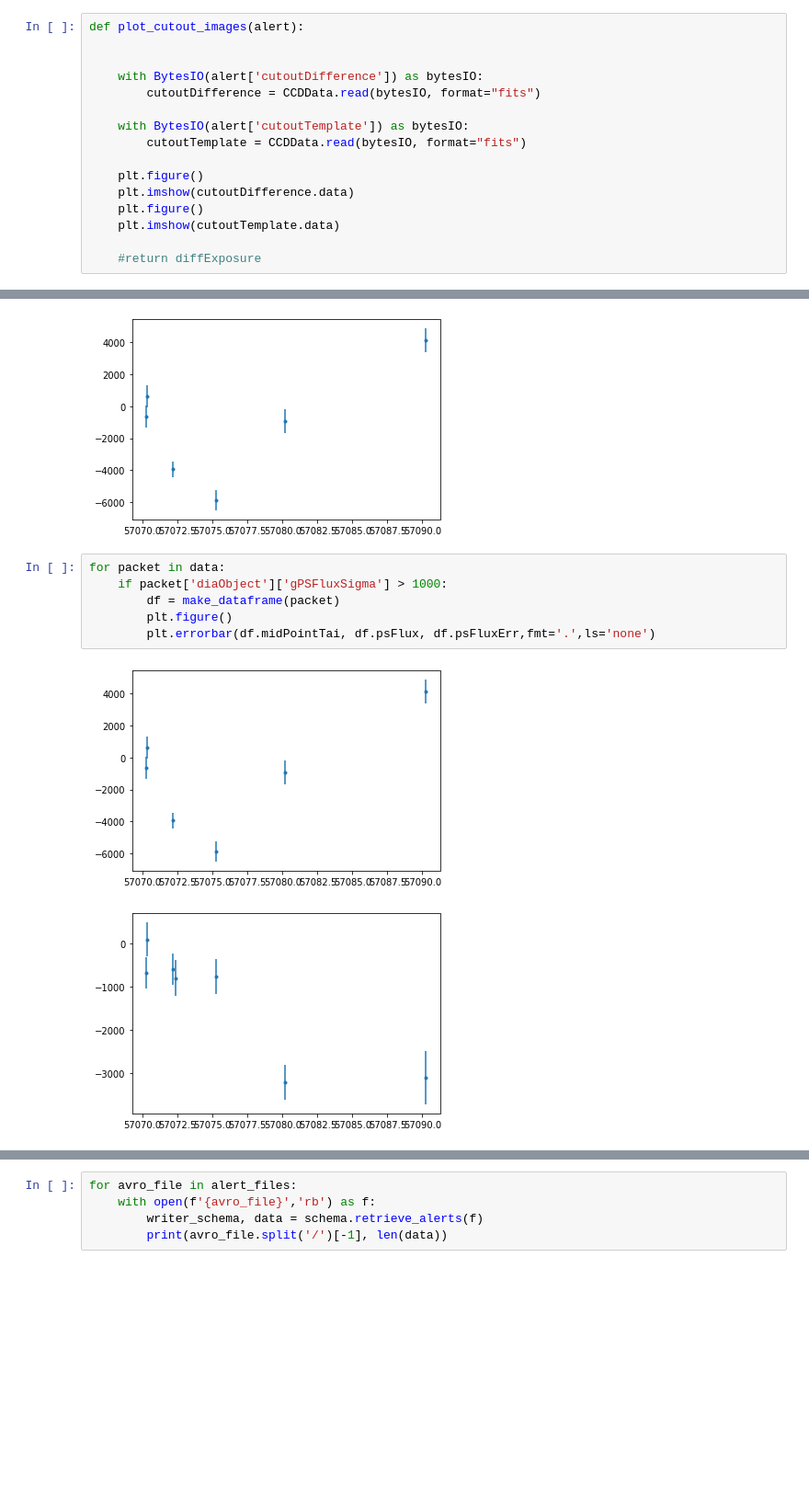
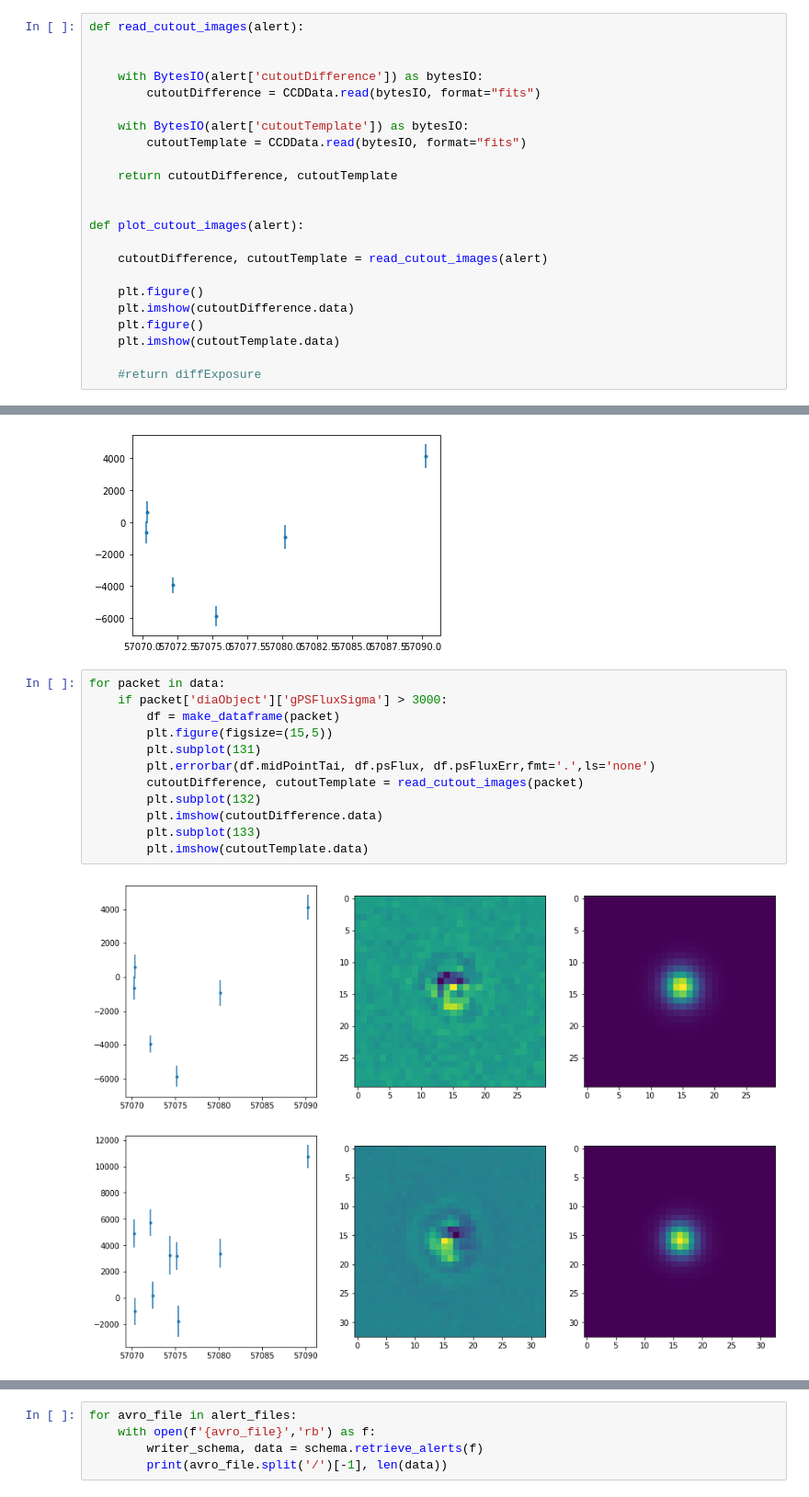
Before and after one commit to lsst-dm/ap_pipe-notebooks, a Jupyter notebook: DM-25229-Review_alert_sample.ipynb, the cells around one changed output, grey strips where cells are left out. Shown at 92% size. Cells and saved outputs as stored; diff of their text form; blank space fills up the shorter version.

Commit message:
plot cutouts

```diff
--- a/DM-25229-Review_alert_sample.ipynb
+++ b/DM-25229-Review_alert_sample.ipynb
@@ -67,7 +67,7 @@ with open(f'{avro_file}','rb') as f:
 # %% [output]
 41098723.avro 121
 # %%
-def plot_cutout_images(alert):
+def read_cutout_images(alert):
 
 
     with BytesIO(alert['cutoutDifference']) as bytesIO:
@@ -76,6 +76,13 @@ def plot_cutout_images(alert):
     with BytesIO(alert['cutoutTemplate']) as bytesIO:
         cutoutTemplate = CCDData.read(bytesIO, format="fits")
 
+    return cutoutDifference, cutoutTemplate
+
+
+def plot_cutout_images(alert):
+
+    cutoutDifference, cutoutTemplate = read_cutout_images(alert)
+
     plt.figure()
     plt.imshow(cutoutDifference.data)
     plt.figure()
@@ -126,10 +133,16 @@ plt.errorbar(df.midPointTai, df.psFlux, df.psFluxErr,fmt='.',ls='none')
 [figure]
 # %%
 for packet in data:
-    if packet['diaObject']['gPSFluxSigma'] > 1000:
+    if packet['diaObject']['gPSFluxSigma'] > 3000:
         df = make_dataframe(packet)
-        plt.figure()
+        plt.figure(figsize=(15,5))
+        plt.subplot(131)
         plt.errorbar(df.midPointTai, df.psFlux, df.psFluxErr,fmt='.',ls='none')
+        cutoutDifference, cutoutTemplate = read_cutout_images(packet)
+        plt.subplot(132)
+        plt.imshow(cutoutDifference.data)
+        plt.subplot(133)
+        plt.imshow(cutoutTemplate.data)
 # %% [output]
-[figure, old version]
+[figure, new version]
-[figure, old version]
+[figure, new version]
```
Also changed, not shown: parts of 1 cell of this notebook.
